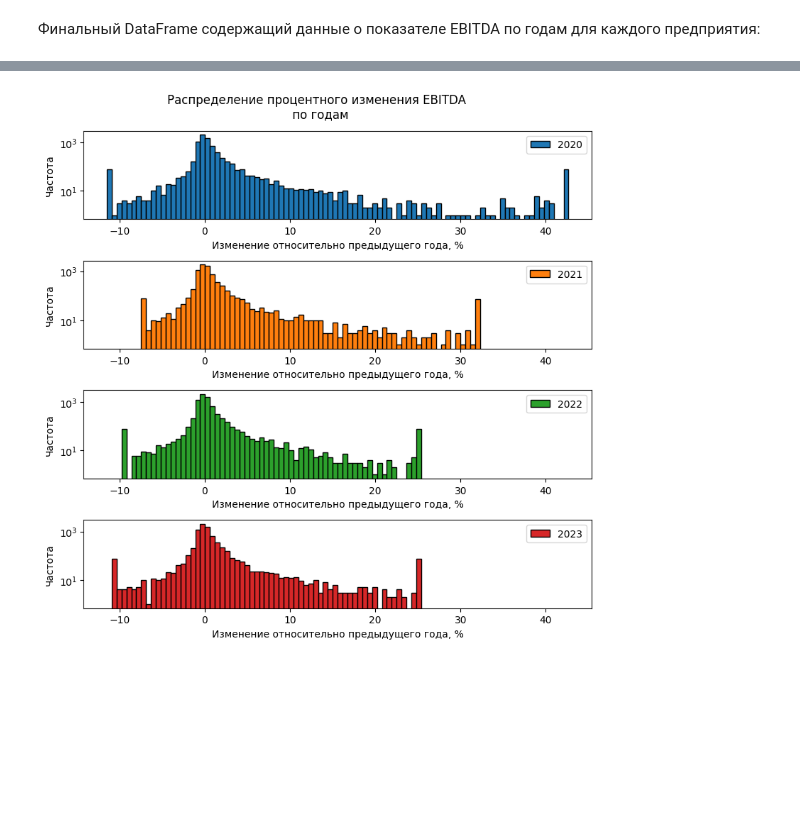
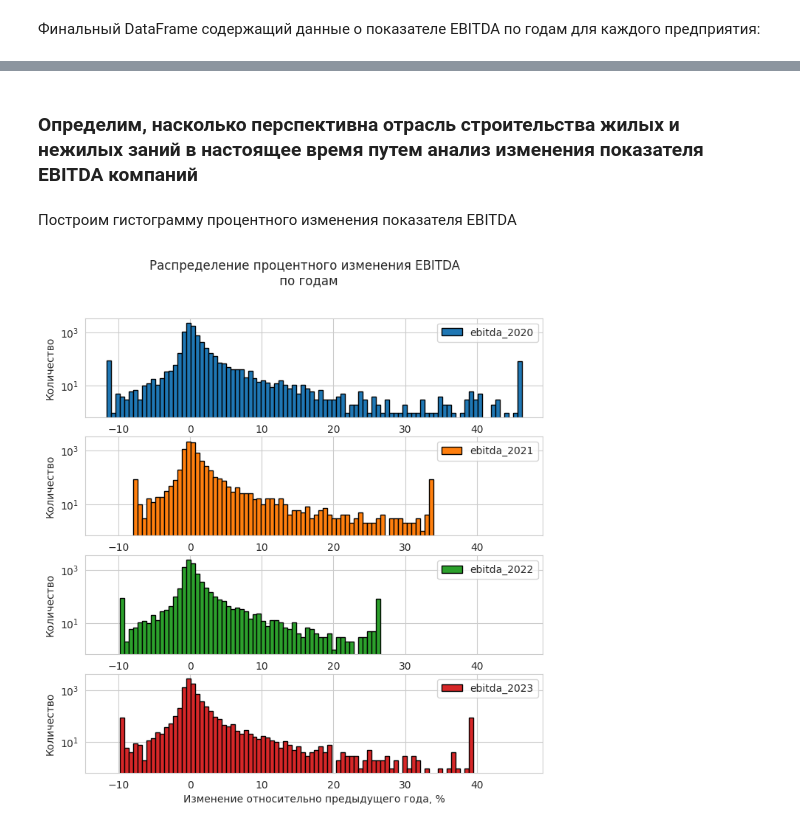
Before and after one commit to aleks-haksly/Postypashka, a Jupyter notebook: DA/02 HW_lab/HW_2.ipynb, the cells around one changed output, grey strips where cells are left out. Cells and saved outputs as stored; diff of their text form; code cells hidden in the pictures; blank space fills up the shorter version.

```diff
--- a/DA/02 HW_lab/HW_2.ipynb
+++ b/DA/02 HW_lab/HW_2.ipynb
@@ -280,20 +271,22 @@ def replace_extreme_quantiles(col):
     return col.apply(lambda x: quantile_01 if x < quantile_01 else (quantile_99 if x > quantile_99 else x))
 # %%
-#subset=['2021',	'2022',	'2023']
-data[['2019',	'2020',	'2021',	'2022',	'2023']].dropna()\
-                                              .pct_change(axis=1)\
-                                              .replace([np.inf, -np.inf], np.nan)[['2020', '2021',	'2022',	'2023']]\
-                                              .apply(replace_extreme_quantiles, axis=0)\
-                                              .plot(kind='hist',\
-                                                    subplots=True,\
-                                                    bins=int(data.shape[0]**.5),\
-                                                    figsize=(8, 8),\
-                                                    log=True,\
-                                                    sharex=False,\
-                                                    edgecolor='black',
-                                                    title="Распределение процентного изменения EBITDA \n по годам",
-                                                    ylabel="Частота",\
-                                                    xlabel="Изменение относительно предыдущего года, %");
-plt.tight_layout();
+def hist_plot(df, title, xlabel="Изменение относительно предыдущего года, %", dropna_subset=None, ylabel="Количество", log_scale=True):
+    '''
+    Функция строит гистограмму распределения процентного изменения значений в колонках, при этом выбросы заменяются на квантили 1% и 99%,
+    пропуски в данных удаляются в колонках dropna_subset
+    '''
+    dropna_subset = dropna_subset or []
+    df.iloc[:,2:].dropna(subset=dropna_subset)\
+      .pct_change(axis=1)\
+      .replace([np.inf, -np.inf], np.nan)\
+      .apply(replace_extreme_quantiles, axis=0).iloc[:,1:]\
+      .plot(kind='hist',\
+            subplots=True,\
+            bins=int(data.shape[0]**.5),\
+            figsize=(8, 8),\
+            log=log_scale,\
+            sharex=False,\
+            edgecolor='black',
+            title=title,
+            ylabel=ylabel,\
+            xlabel=xlabel);
-# %% [output]
-[figure, removed]
@@ -299,0 +308,10 @@ plt.tight_layout();
+# %% [markdown]
+### Определим, насколько перспективна отрасль строительства жилых и нежилых заний в настоящее время путем анализ изменения показателя EBITDA компаний
+# %%
+df_with_category = data[['id', 'Категория', 'ebitda_2019',	'ebitda_2020',	'ebitda_2021',	'ebitda_2022',	'ebitda_2023']]
+# %% [markdown]
+Построим гистограмму процентного изменения показателя EBITDA
+# %%
+hist_plot(df_with_category, title="Распределение процентного изменения EBITDA \n по годам")
+# %% [output]
+[figure, added]
```
Also changed, not shown: parts of 26 cells of this notebook.
